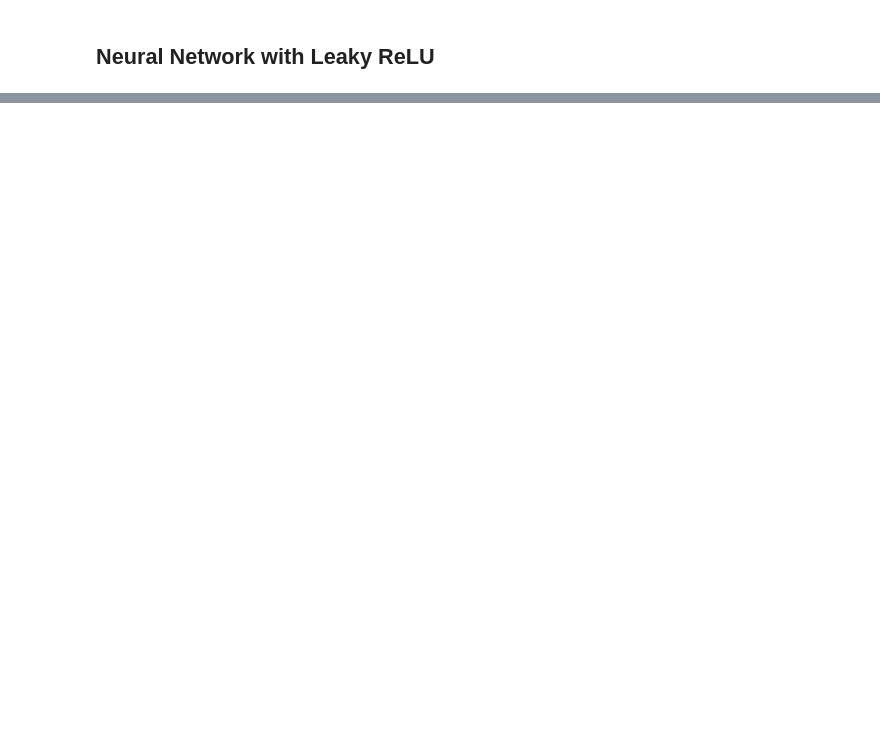
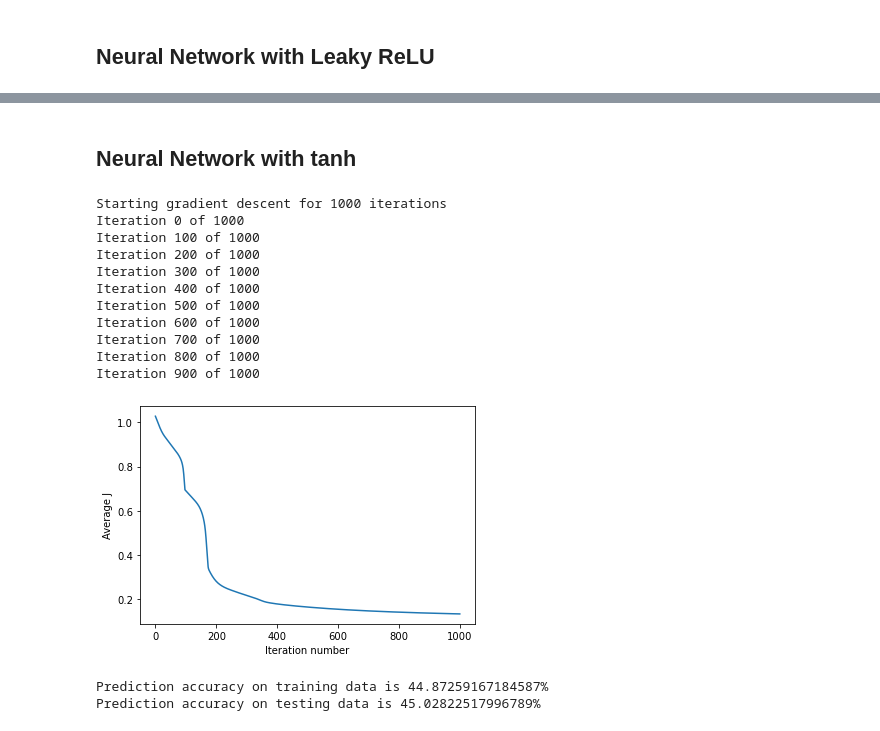
Before and after one commit to linamanda/LoLResultPrediction, a Jupyter notebook: Neural Network ML hw.ipynb, the cells around one changed output, grey strips where cells are left out. Cells and saved outputs as stored; diff of their text form; code cells hidden in the pictures; blank space fills up the shorter version.

```diff
--- a/Neural Network ML hw.ipynb
+++ b/Neural Network ML hw.ipynb
@@ -255,0 +347,47 @@ Prediction accuracy on testing data is 50.75353462116111%
+# %% [markdown]
+## Neural Network with tanh
+# %%
+# Redefining f(z) and f_deriv(z) to set activation function to tanh
+
+def f(z):
+    # tanh
+    return (np.exp(z) - np.exp(-z)) / (np.exp(z) + np.exp(-z))
+
+def f_deriv(z):
+    # tanh
+    return 1 - (f(z) ** 2)
+
+# Running neural network, plotting cost, and displaying accuracy
+
+nn_structure_tanh = [17, 15, 2]
+
+# train the NN
+W_tanh, b_tanh, avg_cost_func_tanh = train_nn(nn_structure_tanh, X_train, y_train, 1000)
+
+# plot the avg_cost_func
+plt.plot(avg_cost_func_tanh)
+plt.ylabel('Average J')
+plt.xlabel('Iteration number')
+plt.show()
+
+# get the prediction accuracy and print
+y_pred_tanh = predict_y(W_tanh, b_tanh, X_train, 3)
+print('Prediction accuracy on training data is {}%'.format(accuracy_score(y_train, y_pred_tanh) * 100))
+
+y_pred_tanh = predict_y(W_tanh, b_tanh, X_test, 3)
+print('Prediction accuracy on testing data is {}%'.format(accuracy_score(y_test, y_pred_tanh) * 100))
+# %% [output]
+Starting gradient descent for 1000 iterations
+Iteration 0 of 1000
+Iteration 100 of 1000
+Iteration 200 of 1000
+Iteration 300 of 1000
+Iteration 400 of 1000
+Iteration 500 of 1000
+Iteration 600 of 1000
+Iteration 700 of 1000
+Iteration 800 of 1000
+Iteration 900 of 1000
+[figure, added]
+Prediction accuracy on training data is 44.87259167184587%
+Prediction accuracy on testing data is 45.02822517996789%
```
Also changed, not shown: parts of 6 cells of this notebook.
